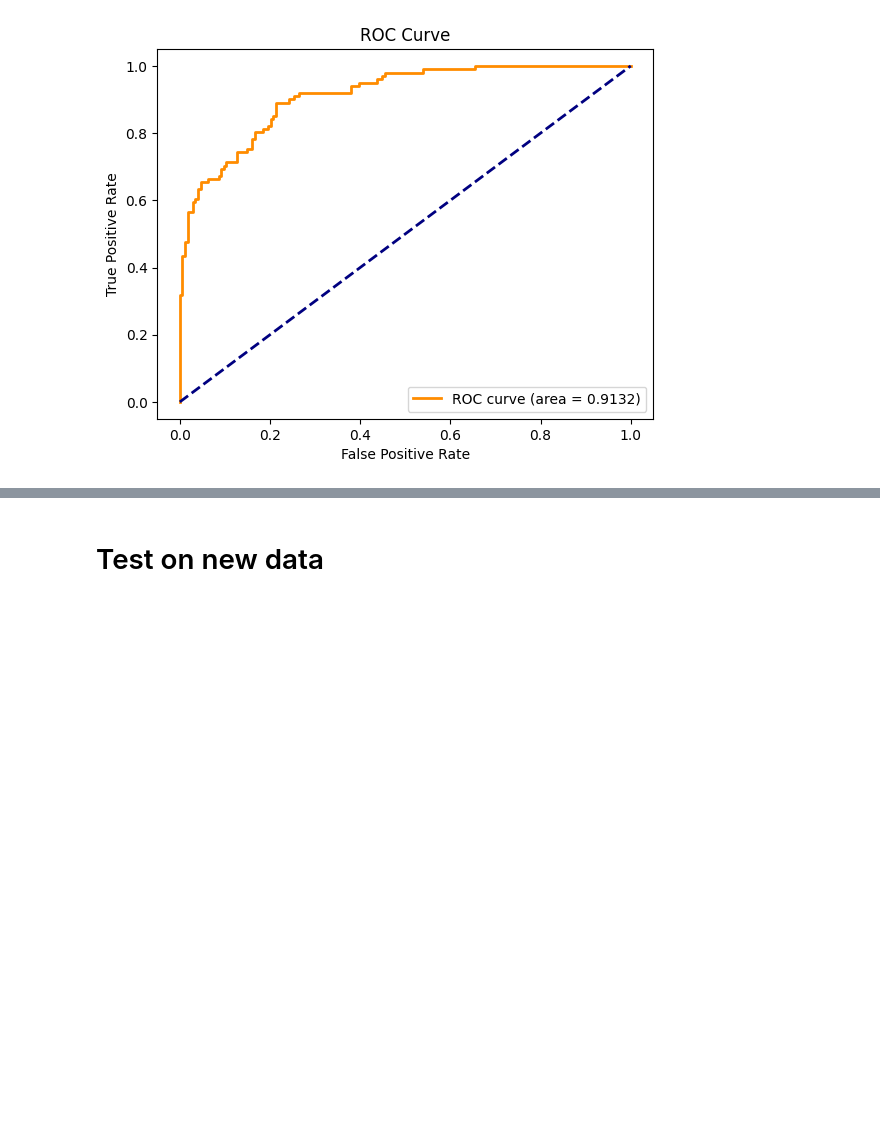
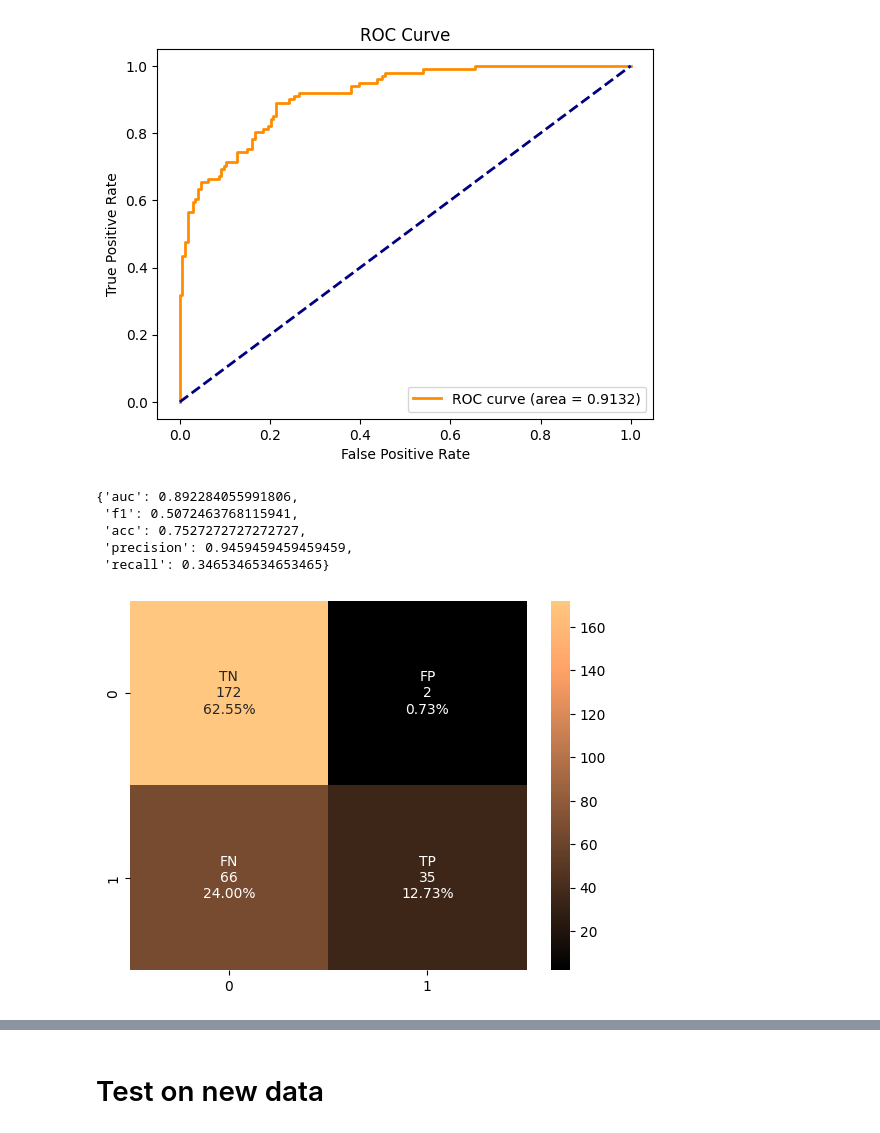
Before and after one commit to suryaadi44/sentiment-electric-car, a Jupyter notebook: sentiment.ipynb, the cells around one changed output, grey strips where cells are left out. Drawn from its saved outputs; the diff is of its cells as text; code cells hidden in the pictures; blank space fills up the shorter version.

Commit message:
add naive bayes

```diff
--- a/sentiment.ipynb
+++ b/sentiment.ipynb
@@ -191,0 +199,14 @@ print(grid_svm.best_params_)
+# %%
+nb_model = GaussianNB()
+
+# vectorize entire dataset
+vectorizer.fit(df['tweet'])
+
+x_vectorized = vectorizer.transform(df['tweet'])
+
+# split dataset into train and test
+x_train_nb, x_test_nb, y_train_nb, y_test_nb = train_test_split(x_vectorized, df['label'], test_size=0.2, random_state=42, stratify=df['label'])
+
+# train model
+nb_model.fit(x_train_nb.toarray(), y_train_nb)
+nb_model.score(x_test_nb.toarray(), y_test_nb)
@@ -191,0 +215,8 @@ print(grid_svm.best_params_)
+# %%
+from sklearn.naive_bayes import MultinomialNB
+
+
+nb_model = make_pipeline(vectorizer, MultinomialNB())
+
+nb_model.fit(x_train, y_train_encoded)
+nb_model.score(x_test, y_test_encoded)
@@ -243,3 +276,12 @@ plt.legend(loc='lower right')
 plt.show()
 # %% [output]
 [figure]
+# %%
+report_results(nb_model, x_test, y_test_encoded)
+# %% [output]
+{'auc': 0.892284055991806,
+ 'f1': 0.5072463768115941,
+ 'acc': 0.7527272727272727,
+ 'precision': 0.9459459459459459,
+ 'recall': 0.3465346534653465}
+[figure, added]
```
Also changed, not shown: parts of 18 cells of this notebook, 4 other files.
